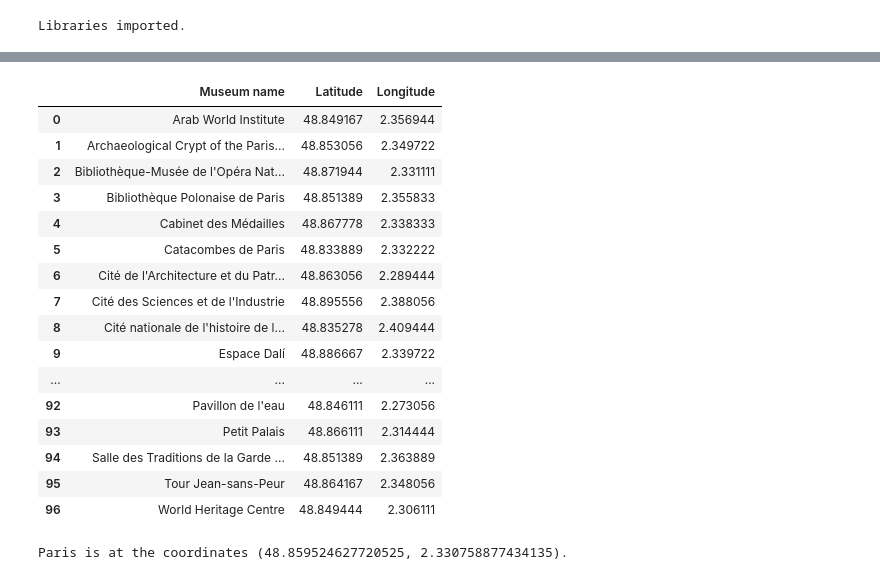
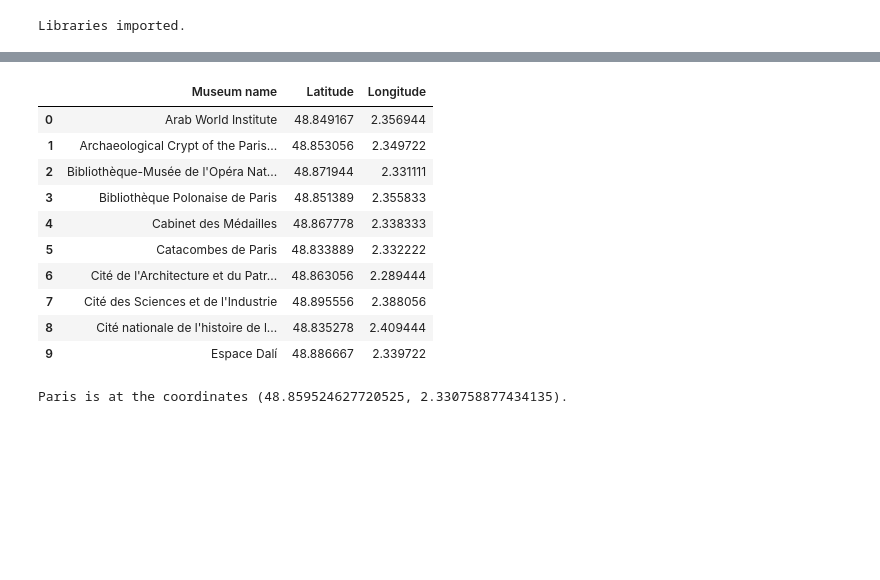
Before and after one commit to FM2403/coursera-capstone, a Jupyter notebook: Clustering of Parisian museums .ipynb, the cells around one changed output, grey strips where cells are left out. Drawn from its saved outputs; the diff is of its cells as text; code cells hidden in the pictures; blank space fills up the shorter version.

```diff
--- a/Clustering of Parisian museums .ipynb
+++ b/Clustering of Parisian museums .ipynb
@@ -65,25 +65,19 @@ Théâtre-Musée des Capucines https://fr.wikipedia.org/wiki/Th%C3%A9%C3%A2tre-M
 Tour Jean-sans-Peur https://fr.wikipedia.org/wiki/Tour_Jean-sans-Peur
 World Heritage Centre https://fr.wikipedia.org/wiki/Maison_de_l%27Unesco
 # %%
-df
+df.head(10)
 # %% [output]
 |  | Museum name | Latitude | Longitude |
 | 0 | Arab World Institute | 48.849167 | 2.356944 |
 | 1 | Archaeological Crypt of the Paris... | 48.853056 | 2.349722 |
 | 2 | Bibliothèque-Musée de l'Opéra Nat... | 48.871944 | 2.331111 |
 | 3 | Bibliothèque Polonaise de Paris | 48.851389 | 2.355833 |
 | 4 | Cabinet des Médailles | 48.867778 | 2.338333 |
 | 5 | Catacombes de Paris | 48.833889 | 2.332222 |
 | 6 | Cité de l'Architecture et du Patr... | 48.863056 | 2.289444 |
 | 7 | Cité des Sciences et de l'Industrie | 48.895556 | 2.388056 |
 | 8 | Cité nationale de l'histoire de l... | 48.835278 | 2.409444 |
 | 9 | Espace Dalí | 48.886667 | 2.339722 |
-| ... | ... | ... | ... |
-| 92 | Pavillon de l'eau | 48.846111 | 2.273056 |
-| 93 | Petit Palais | 48.866111 | 2.314444 |
-| 94 | Salle des Traditions de la Garde ... | 48.851389 | 2.363889 |
-| 95 | Tour Jean-sans-Peur | 48.864167 | 2.348056 |
-| 96 | World Heritage Centre | 48.849444 | 2.306111 |
 # %%
 #!conda install -c conda-forge folium=0.5.0 --yes # uncomment this line if you haven't completed the Foursquare API lab
 import folium # map rendering library
```
Also changed, not shown: parts of 1 cell of this notebook.
